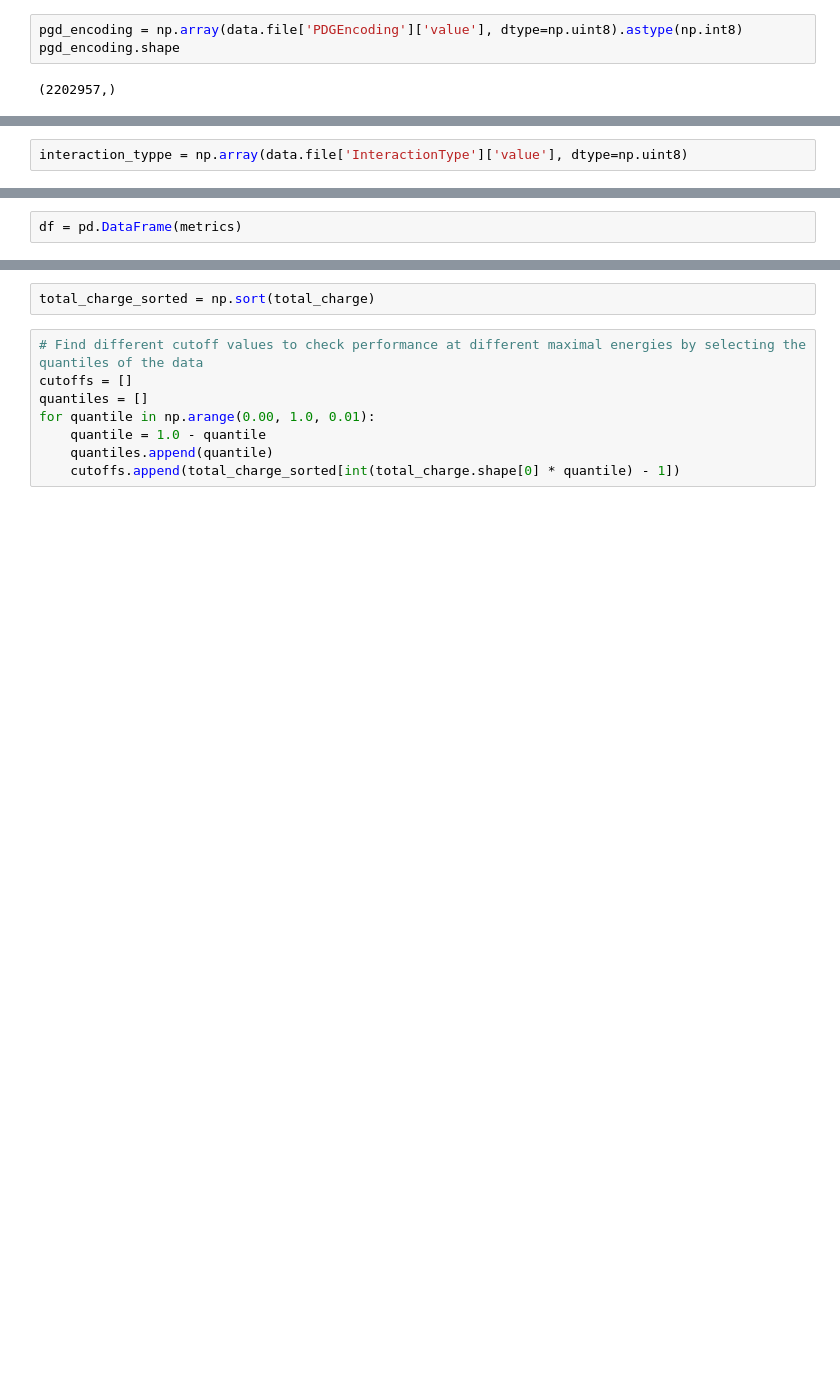
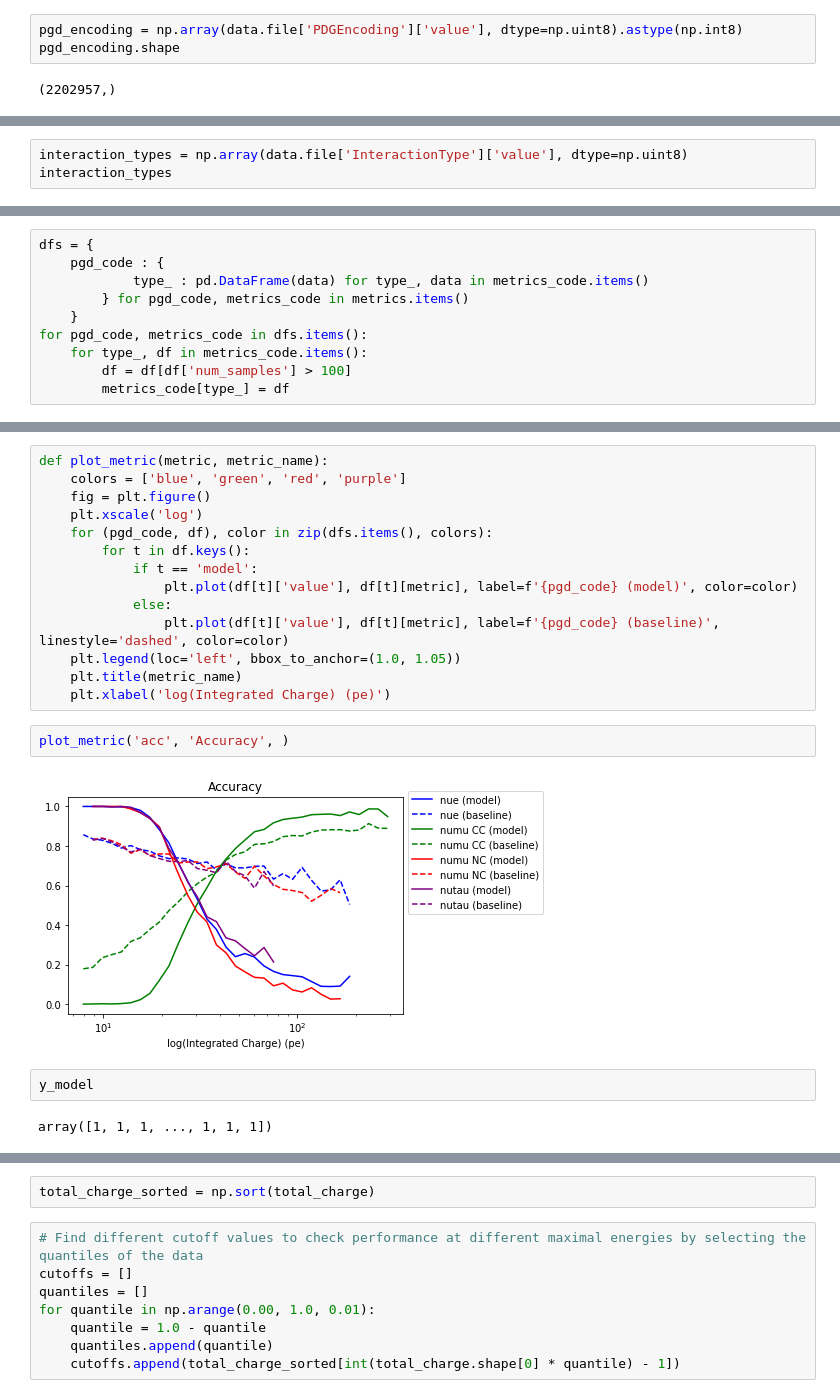
Before and after one commit to ruian1/NuIntClassification, a Jupyter notebook: baselines.ipynb, the cells around one changed output, grey strips where cells are left out. Saved outputs shown, nothing was run; the diff lists cells and outputs as text; blank space fills up the shorter version.

```diff
--- a/baselines.ipynb
+++ b/baselines.ipynb
@@ -122,3 +127,4 @@ pgd_encoding.shape
 # %%
-interaction_typpe = np.array(data.file['InteractionType']['value'], dtype=np.uint8)
+interaction_types = np.array(data.file['InteractionType']['value'], dtype=np.uint8)
+interaction_types
 # %% [output]
@@ -140,2 +167,10 @@ for bin_idx, value in enumerate(bins):
-# %%
-df = pd.DataFrame(metrics)
+# %%
+dfs = {
+    pgd_code : {
+            type_ : pd.DataFrame(data) for type_, data in metrics_code.items()
+        } for pgd_code, metrics_code in metrics.items()
+    }
+for pgd_code, metrics_code in dfs.items():
+    for type_, df in metrics_code.items():
+        df = df[df['num_samples'] > 100]
+        metrics_code[type_] = df
@@ -141,0 +197,22 @@ df = pd.DataFrame(metrics)
+# %%
+def plot_metric(metric, metric_name):
+    colors = ['blue', 'green', 'red', 'purple']
+    fig = plt.figure()
+    plt.xscale('log')
+    for (pgd_code, df), color in zip(dfs.items(), colors):
+        for t in df.keys():
+            if t == 'model':
+                plt.plot(df[t]['value'], df[t][metric], label=f'{pgd_code} (model)', color=color)
+            else:
+                plt.plot(df[t]['value'], df[t][metric], label=f'{pgd_code} (baseline)', linestyle='dashed', color=color)
+    plt.legend(loc='left', bbox_to_anchor=(1.0, 1.05))
+    plt.title(metric_name)
+    plt.xlabel('log(Integrated Charge) (pe)')
+# %%
+plot_metric('acc', 'Accuracy', )
+# %% [output]
+[figure, added]
+# %%
+y_model
+# %% [output]
+array([1, 1, 1, ..., 1, 1, 1])
```
Also changed, not shown: parts of 17 cells of this notebook, 2 other files.
